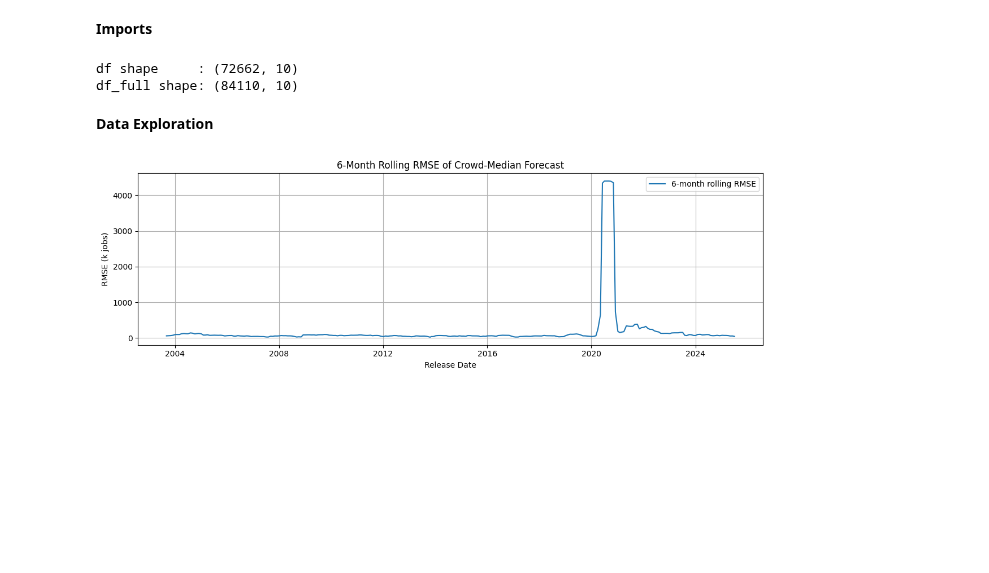
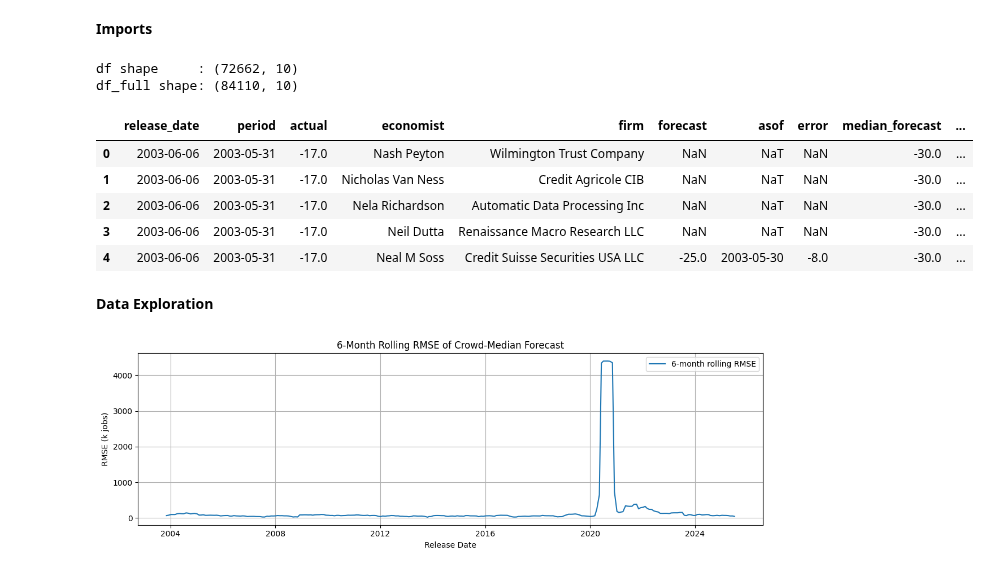
Before and after one commit to nicwjh/nfp-forecasting, a Jupyter notebook: notebooks/nfp_eda.ipynb, the cells around one changed output. Cells and saved outputs as stored; diff of their text form; code cells hidden in the pictures; blank space fills up the shorter version.

```diff
--- a/notebooks/nfp_eda.ipynb
+++ b/notebooks/nfp_eda.ipynb
@@ -35,6 +35,15 @@ print("df_full shape:", df_full.shape)
 # %% [output]
 df shape     : (72662, 10)
 df_full shape: (84110, 10)
+# %%
+df_full.head()
+# %% [output]
+|  | release_date | period | actual | economist | firm | forecast | asof | error | median_forecast | ... |
+| 0 | 2003-06-06 | 2003-05-31 | -17.0 | Nash Peyton | Wilmington Trust Company | NaN | NaT | NaN | -30.0 | ... |
+| 1 | 2003-06-06 | 2003-05-31 | -17.0 | Nicholas Van Ness | Credit Agricole CIB | NaN | NaT | NaN | -30.0 | ... |
+| 2 | 2003-06-06 | 2003-05-31 | -17.0 | Nela Richardson | Automatic Data Processing Inc | NaN | NaT | NaN | -30.0 | ... |
+| 3 | 2003-06-06 | 2003-05-31 | -17.0 | Neil Dutta | Renaissance Macro Research LLC | NaN | NaT | NaN | -30.0 | ... |
+| 4 | 2003-06-06 | 2003-05-31 | -17.0 | Neal M Soss | Credit Suisse Securities USA LLC | -25.0 | 2003-05-30 | -8.0 | -30.0 | ... |
 # %% [markdown]
 **Data Exploration**
 # %%
```
Also changed, not shown: parts of 22 cells of this notebook, 3 other files.
